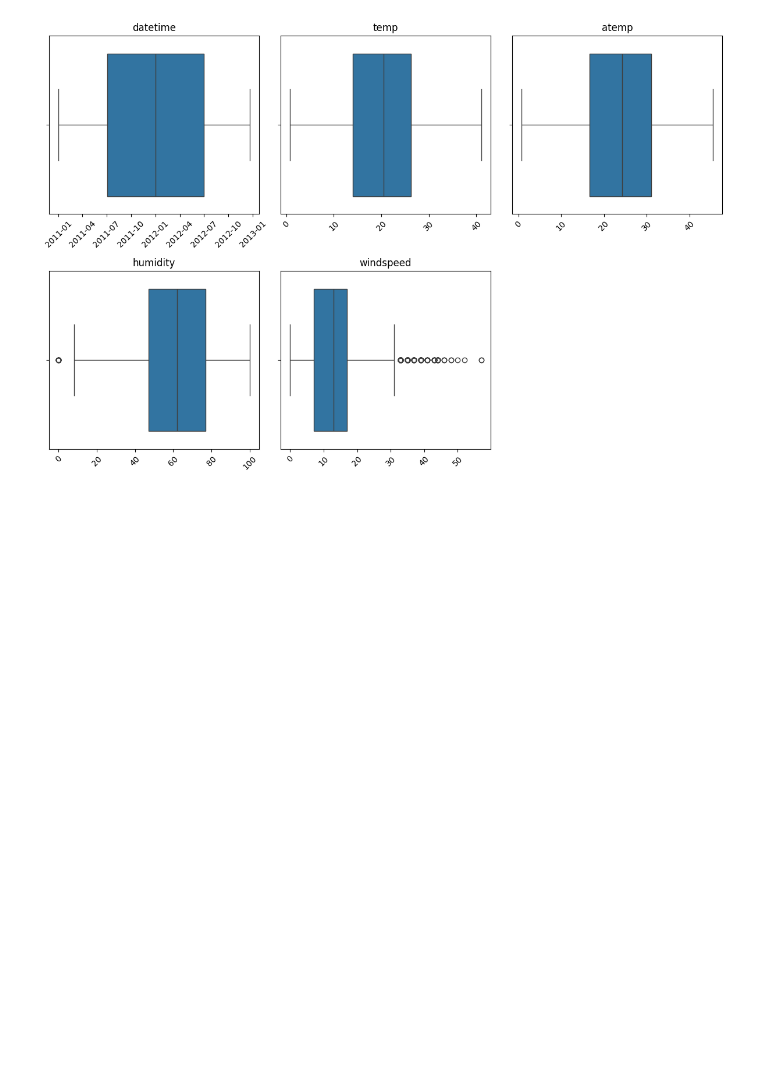
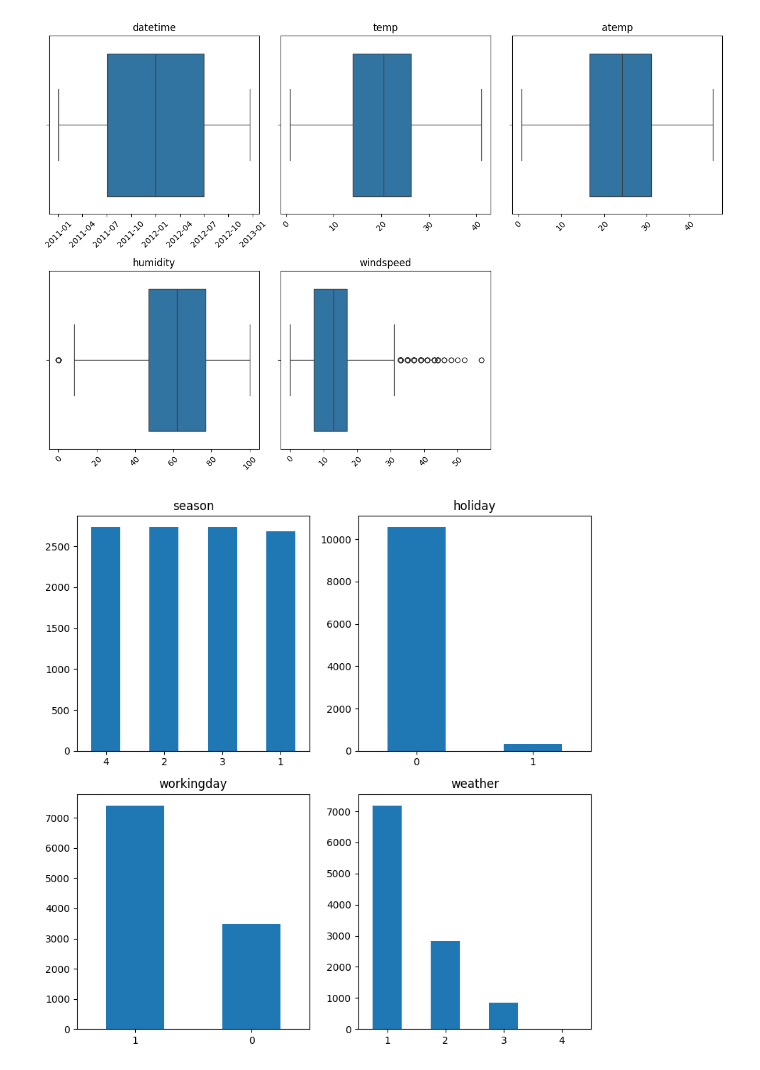
Before and after one commit to jay-watt/bike_sharing, a Jupyter notebook: noteboooks/data_exploration.ipynb, the cells around one changed output. Drawn from its saved outputs; the diff is of its cells as text; code cells hidden in the pictures; blank space fills up the shorter version.

Commit message:
Define feature lists accorrding to types and plot categorical feature distributions

```diff
--- a/noteboooks/data_exploration.ipynb
+++ b/noteboooks/data_exploration.ipynb
@@ -117,3 +117,14 @@ from data_processing import perform_categorical_conversion
 
 # Preprocess: convert necessary features to categorical
 train_data = perform_categorical_conversion(train_data)
+# %%
+# Create variables to hold different data subsets
+feature_data = train_data.drop(columns=['casual', 'registered','count'])
+class_data = train_data[['casual', 'registered', 'count']]
+numerical = feature_data.select_dtypes(
+    include=['datetime64[ns]', 'float64', 'int64']).columns
+categorical = feature_data.select_dtypes(include=['object', 'category']).columns
+
+# IDA: view numerical summary statistics
+print("Numerical feature summary statistics:")
+print(feature_data[numerical].describe())
@@ -192,12 +205,11 @@ import seaborn as sns
 fig, axes = plt.subplots(2, 3, figsize=(12, 8))
 axes = axes.flatten()
 
-for i, feature in enumerate(feature_data.select_dtypes(include=['datetime64[ns]', 'float64', 'int64']).columns):
-    ax = axes[i]
-    sns.boxplot(data=feature_data, x=feature, ax=ax)
-    ax.set_title(feature)
-    ax.tick_params(axis='x', rotation=45)
-    ax.set_xlabel('')
+for i, feature in enumerate(numerical):
+    sns.boxplot(data=feature_data, x=feature, ax=axes[i])
+    axes[i].set_title(feature)
+    axes[i].tick_params(axis='x', rotation=45)
+    axes[i].set_xlabel('')
 
 for j in range(i + 1, len(axes)):
     axes[j].axis('off')
@@ -206,3 +218,18 @@ plt.tight_layout()
 plt.show()
 # %% [output]
 [figure]
+# %%
+# Univariate analysis: categorical feature distributions
+fig, axes = plt.subplots(nrows=2, ncols=2, figsize=(8, 8))
+axes = axes.flatten()
+
+for i, col in enumerate(categorical):
+    feature_data[col].value_counts().plot(kind='bar', ax=axes[i])
+    axes[i].set_title(col)
+    axes[i].set_xlabel('')
+    axes[i].tick_params(axis='x', rotation=0)
+
+plt.tight_layout()
+plt.show()
+# %% [output]
+[figure, added]
```
Also changed, not shown: parts of 4 cells of this notebook.
